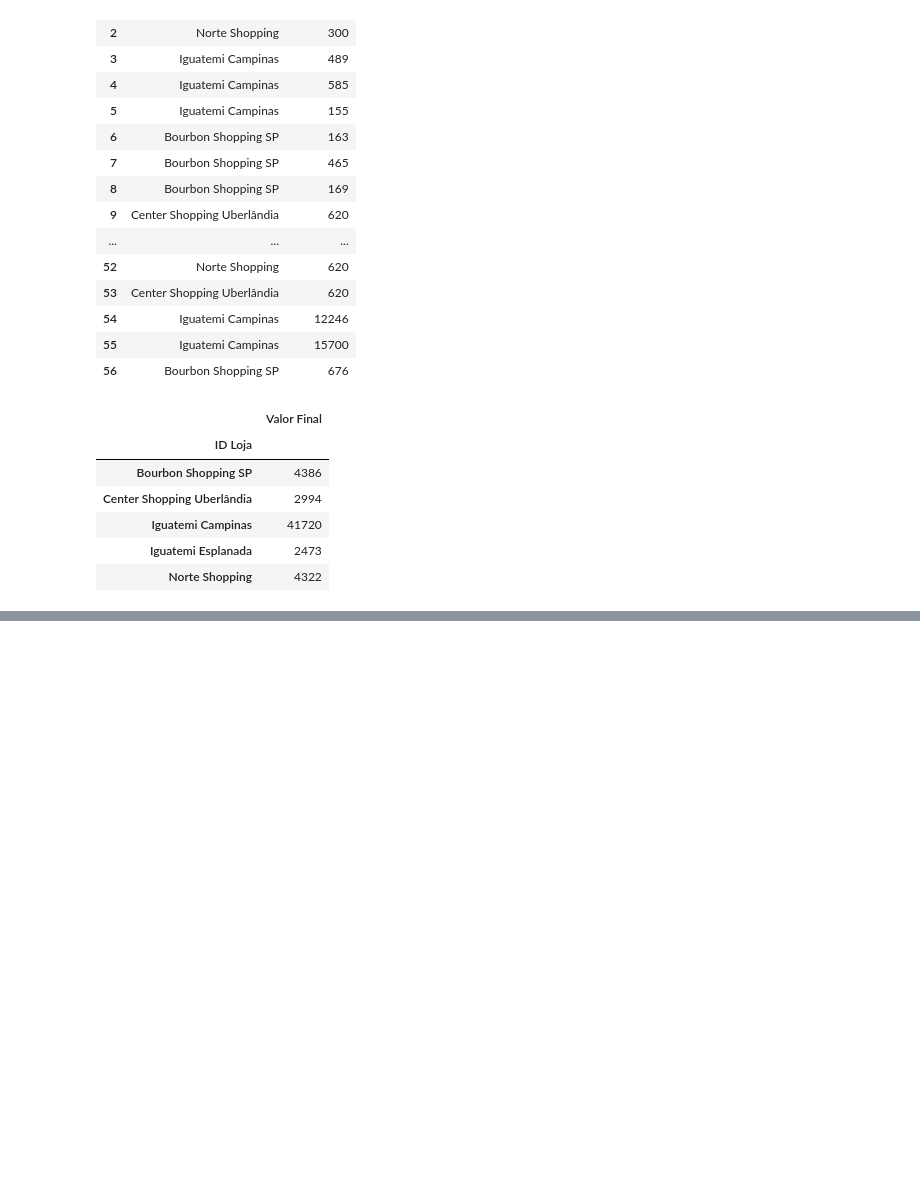
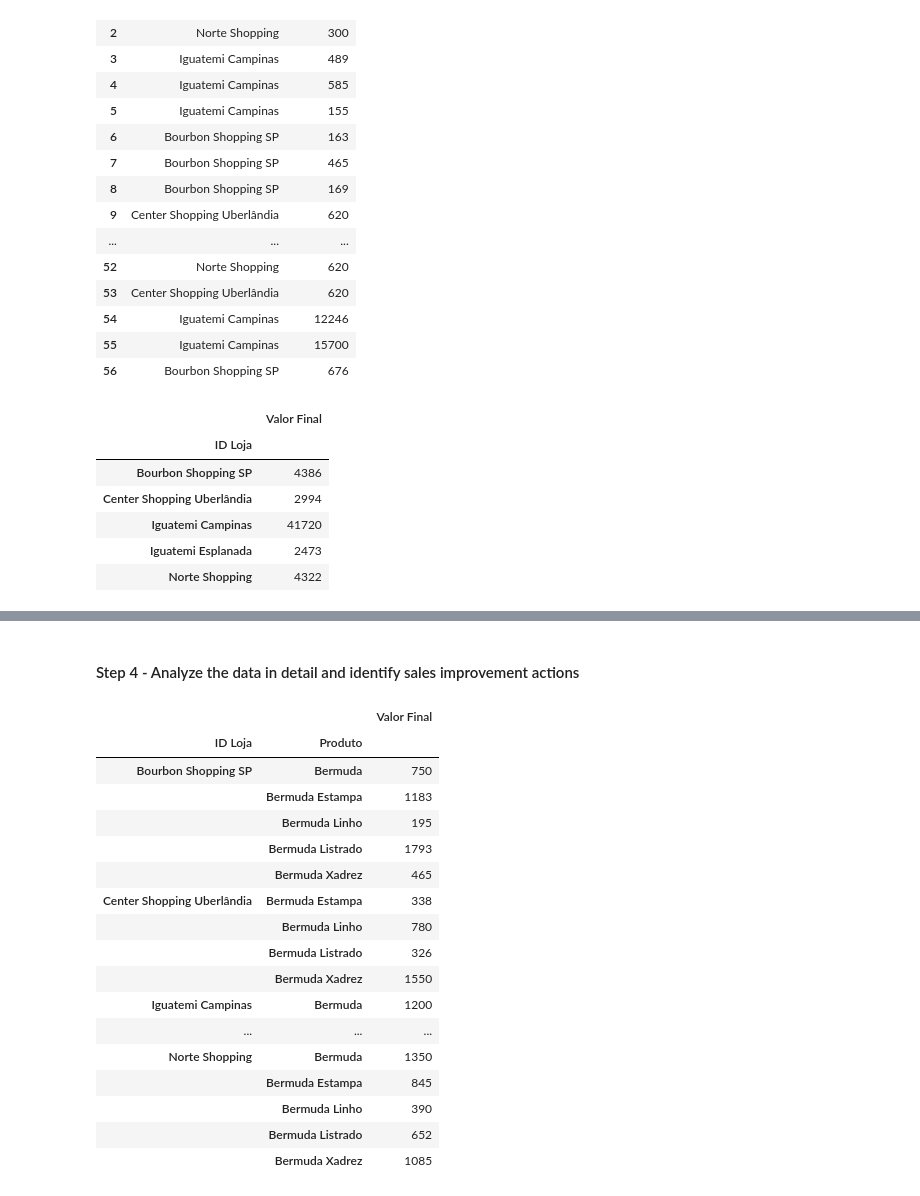
Before and after one commit to BalbinaRaquel/Sales_dataAnalysis, a Jupyter notebook: data_analysis.ipynb, the cells around one changed output, grey strips where cells are left out. Saved outputs shown, nothing was run; the diff lists cells and outputs as text; code cells hidden in the pictures; blank space fills up the shorter version.

Commit message:
Analysing in detail

```diff
--- a/data_analysis.ipynb
+++ b/data_analysis.ipynb
@@ -96,0 +111,27 @@ display(revenue_for_store)
+# %% [markdown]
+#### Step 4 - Analyze the data in detail and identify sales improvement actions
+# %%
+# Verify the revenue for product
+
+revenue_for_product = data_table[['ID Loja', 'Produto', 'Valor Final']].groupby(['ID Loja', 'Produto']).sum()
+
+display(revenue_for_product)
+# %% [output]
+|  |  | Valor Final |
+| ID Loja | Produto |  |
+| Bourbon Shopping SP | Bermuda | 750 |
+|  | Bermuda Estampa | 1183 |
+|  | Bermuda Linho | 195 |
+|  | Bermuda Listrado | 1793 |
+|  | Bermuda Xadrez | 465 |
+| Center Shopping Uberlândia | Bermuda Estampa | 338 |
+|  | Bermuda Linho | 780 |
+|  | Bermuda Listrado | 326 |
+|  | Bermuda Xadrez | 1550 |
+| Iguatemi Campinas | Bermuda | 1200 |
+| ... | ... | ... |
+| Norte Shopping | Bermuda | 1350 |
+|  | Bermuda Estampa | 845 |
+|  | Bermuda Linho | 390 |
+|  | Bermuda Listrado | 652 |
+|  | Bermuda Xadrez | 1085 |
```
Also changed, not shown: parts of 3 cells of this notebook.
